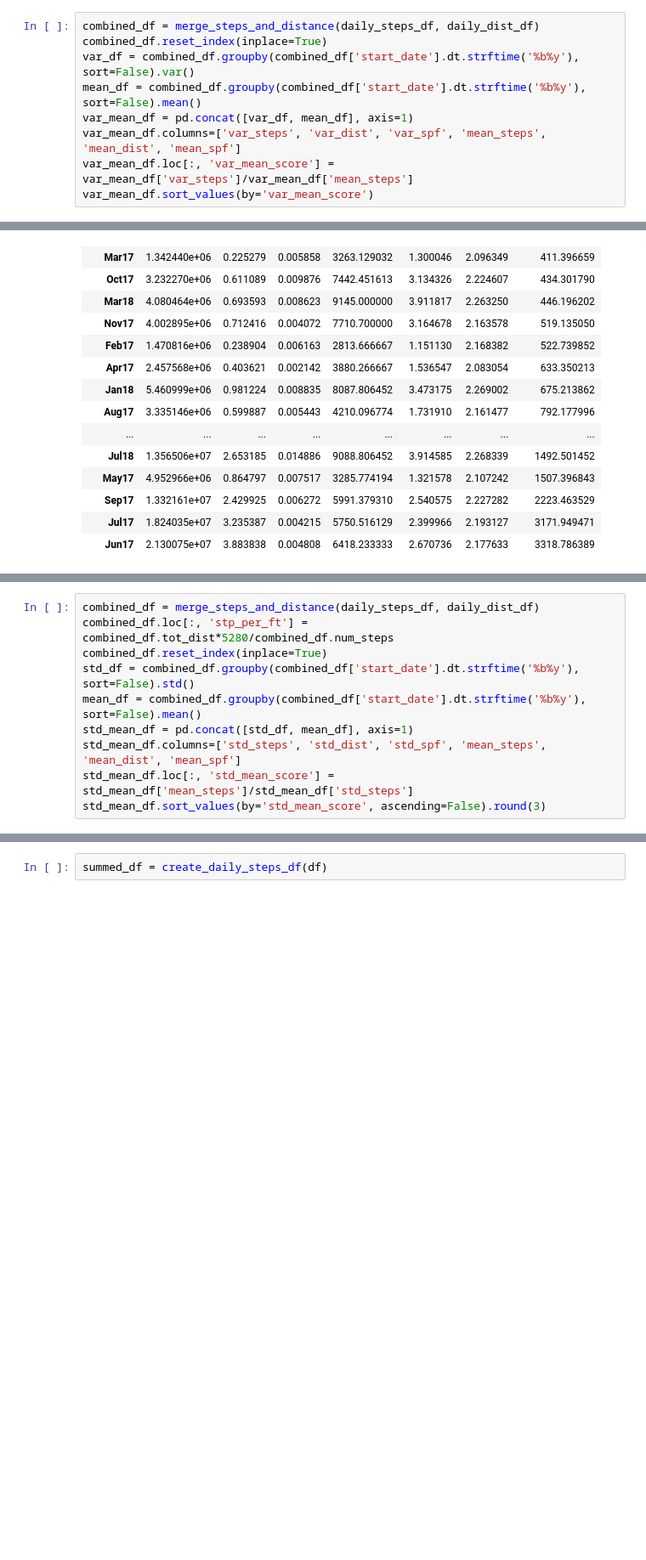
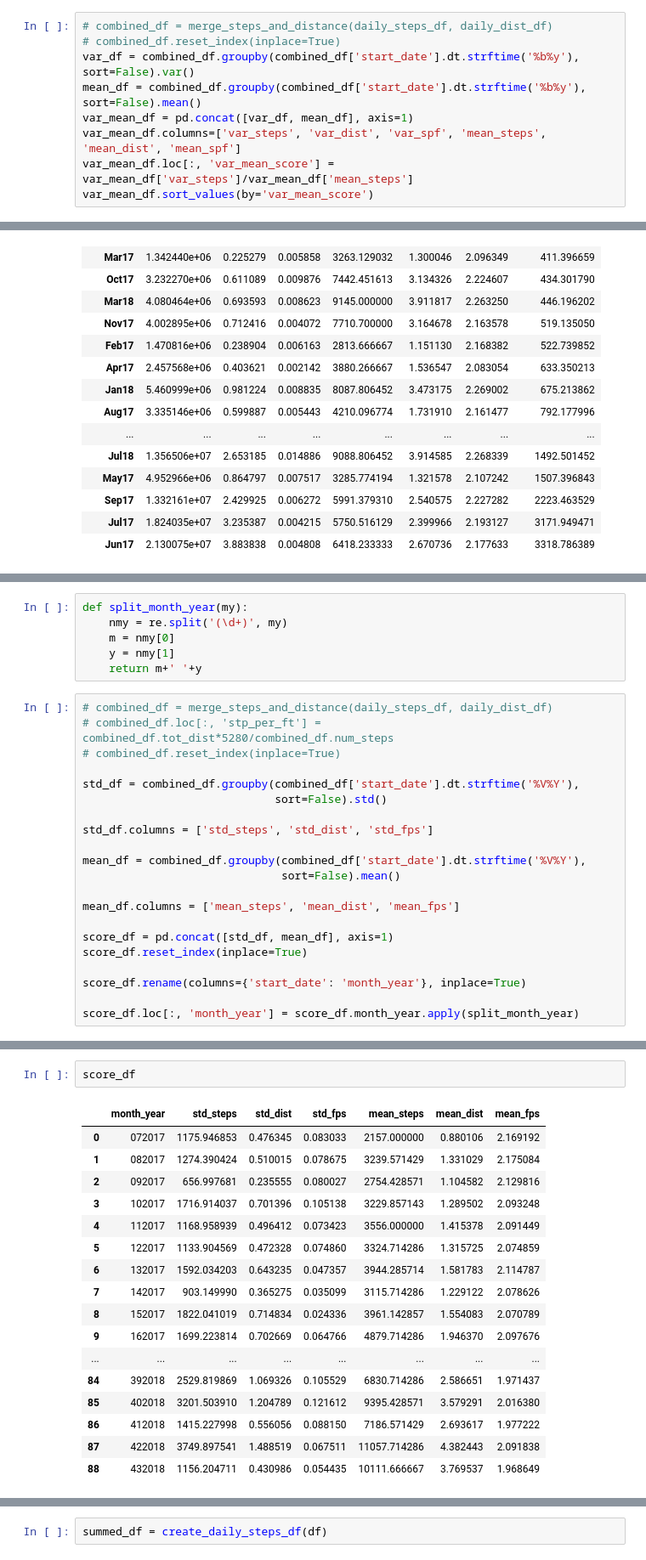
Before and after one commit to Data-is-life/Steps_Analysis, a Jupyter notebook: src/testing_dist_and_steps_funcs.ipynb, the cells around one changed output, grey strips where cells are left out. Shown at 85% size. Saved outputs shown, nothing was run; the diff lists cells and outputs as text; blank space fills up the shorter version.

```diff
--- a/src/testing_dist_and_steps_funcs.ipynb
+++ b/src/testing_dist_and_steps_funcs.ipynb
@@ -33,6 +26,6 @@ memory usage: 28.9 KB
 # %%
-combined_df = merge_steps_and_distance(daily_steps_df, daily_dist_df)
-combined_df.reset_index(inplace=True)
+# combined_df = merge_steps_and_distance(daily_steps_df, daily_dist_df)
+# combined_df.reset_index(inplace=True)
 var_df = combined_df.groupby(combined_df['start_date'].dt.strftime('%b%y'), sort=False).var()
 mean_df = combined_df.groupby(combined_df['start_date'].dt.strftime('%b%y'), sort=False).mean()
 var_mean_df = pd.concat([var_df, mean_df], axis=1)
@@ -61,10 +57,27 @@ var_mean_df.sort_values(by='var_mean_score')
+# %%
+def split_month_year(my):
+    nmy = re.split('(\d+)', my)
+    m = nmy[0]
+    y = nmy[1]
+    return m+' '+y
 # %%
-combined_df = merge_steps_and_distance(daily_steps_df, daily_dist_df)
-combined_df.loc[:, 'stp_per_ft'] = combined_df.tot_dist*5280/combined_df.num_steps
-combined_df.reset_index(inplace=True)
-std_df = combined_df.groupby(combined_df['start_date'].dt.strftime('%b%y'), sort=False).std()
-mean_df = combined_df.groupby(combined_df['start_date'].dt.strftime('%b%y'), sort=False).mean()
-std_mean_df = pd.concat([std_df, mean_df], axis=1)
-std_mean_df.columns=['std_steps', 'std_dist', 'std_spf', 'mean_steps', 'mean_dist', 'mean_spf']
-std_mean_df.loc[:, 'std_mean_score'] = std_mean_df['mean_steps']/std_mean_df['std_steps']
-std_mean_df.sort_values(by='std_mean_score', ascending=False).round(3)
+# combined_df = merge_steps_and_distance(daily_steps_df, daily_dist_df)
+# combined_df.loc[:, 'stp_per_ft'] = combined_df.tot_dist*5280/combined_df.num_steps
+# combined_df.reset_index(inplace=True)
+
+std_df = combined_df.groupby(combined_df['start_date'].dt.strftime('%V%Y'),
+                             sort=False).std()
+
+std_df.columns = ['std_steps', 'std_dist', 'std_fps']
+
+mean_df = combined_df.groupby(combined_df['start_date'].dt.strftime('%V%Y'),
+                              sort=False).mean()
+
+mean_df.columns = ['mean_steps', 'mean_dist', 'mean_fps']
+
+score_df = pd.concat([std_df, mean_df], axis=1)
+score_df.reset_index(inplace=True)
+
+score_df.rename(columns={'start_date': 'month_year'}, inplace=True)
+
+score_df.loc[:, 'month_year'] = score_df.month_year.apply(split_month_year)
@@ -89,0 +84,20 @@ std_mean_df.sort_values(by='std_mean_score', ascending=False).round(3)
+# %%
+score_df
+# %% [output]
+|  | month_year | std_steps | std_dist | std_fps | mean_steps | mean_dist | mean_fps |
+| 0 | 072017 | 1175.946853 | 0.476345 | 0.083033 | 2157.000000 | 0.880106 | 2.169192 |
+| 1 | 082017 | 1274.390424 | 0.510015 | 0.078675 | 3239.571429 | 1.331029 | 2.175084 |
+| 2 | 092017 | 656.997681 | 0.235555 | 0.080027 | 2754.428571 | 1.104582 | 2.129816 |
+| 3 | 102017 | 1716.914037 | 0.701396 | 0.105138 | 3229.857143 | 1.289502 | 2.093248 |
+| 4 | 112017 | 1168.958939 | 0.496412 | 0.073423 | 3556.000000 | 1.415378 | 2.091449 |
+| 5 | 122017 | 1133.904569 | 0.472328 | 0.074860 | 3324.714286 | 1.315725 | 2.074859 |
+| 6 | 132017 | 1592.034203 | 0.643235 | 0.047357 | 3944.285714 | 1.581783 | 2.114787 |
+| 7 | 142017 | 903.149990 | 0.365275 | 0.035099 | 3115.714286 | 1.229122 | 2.078626 |
+| 8 | 152017 | 1822.041019 | 0.714834 | 0.024336 | 3961.142857 | 1.554083 | 2.070789 |
+| 9 | 162017 | 1699.223814 | 0.702669 | 0.064766 | 4879.714286 | 1.946370 | 2.097676 |
+| ... | ... | ... | ... | ... | ... | ... | ... |
+| 84 | 392018 | 2529.819869 | 1.069326 | 0.105529 | 6830.714286 | 2.586651 | 1.971437 |
+| 85 | 402018 | 3201.503910 | 1.204789 | 0.121612 | 9395.428571 | 3.579291 | 2.016380 |
+| 86 | 412018 | 1415.227998 | 0.556056 | 0.088150 | 7186.571429 | 2.693617 | 1.977222 |
+| 87 | 422018 | 3749.897541 | 1.488519 | 0.067511 | 11057.714286 | 4.382443 | 2.091838 |
+| 88 | 432018 | 1156.204711 | 0.430986 | 0.054435 | 10111.666667 | 3.769537 | 1.968649 |
```
Also changed, not shown: parts of 11 cells of this notebook, 3 other files.
